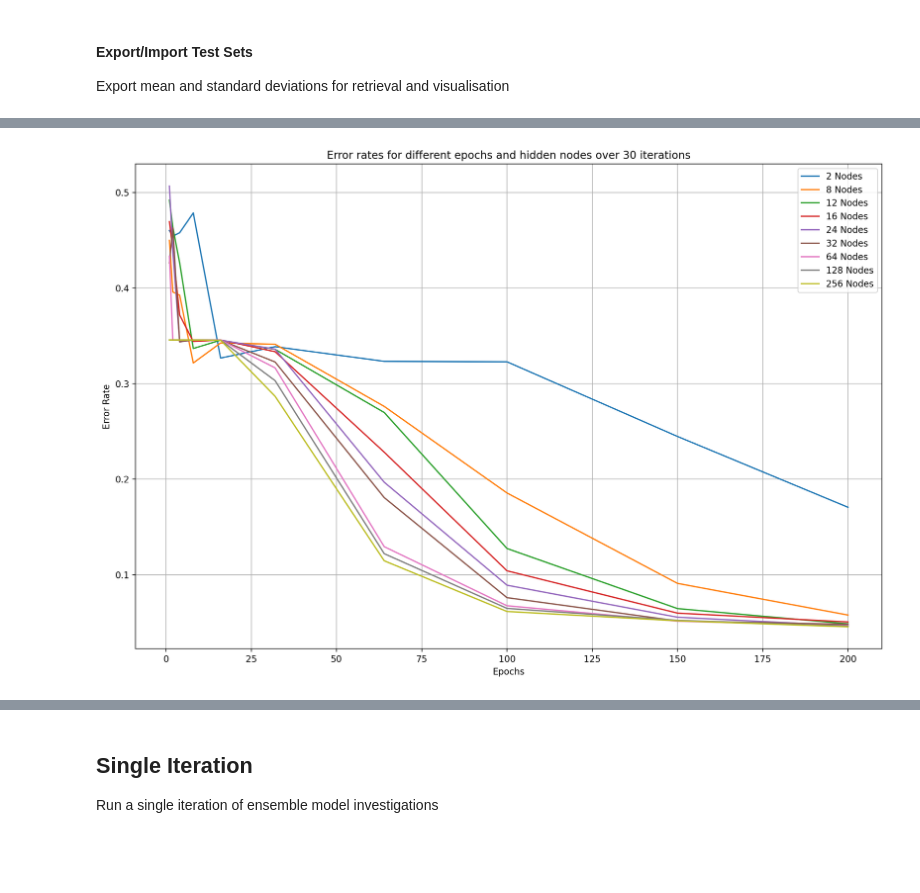
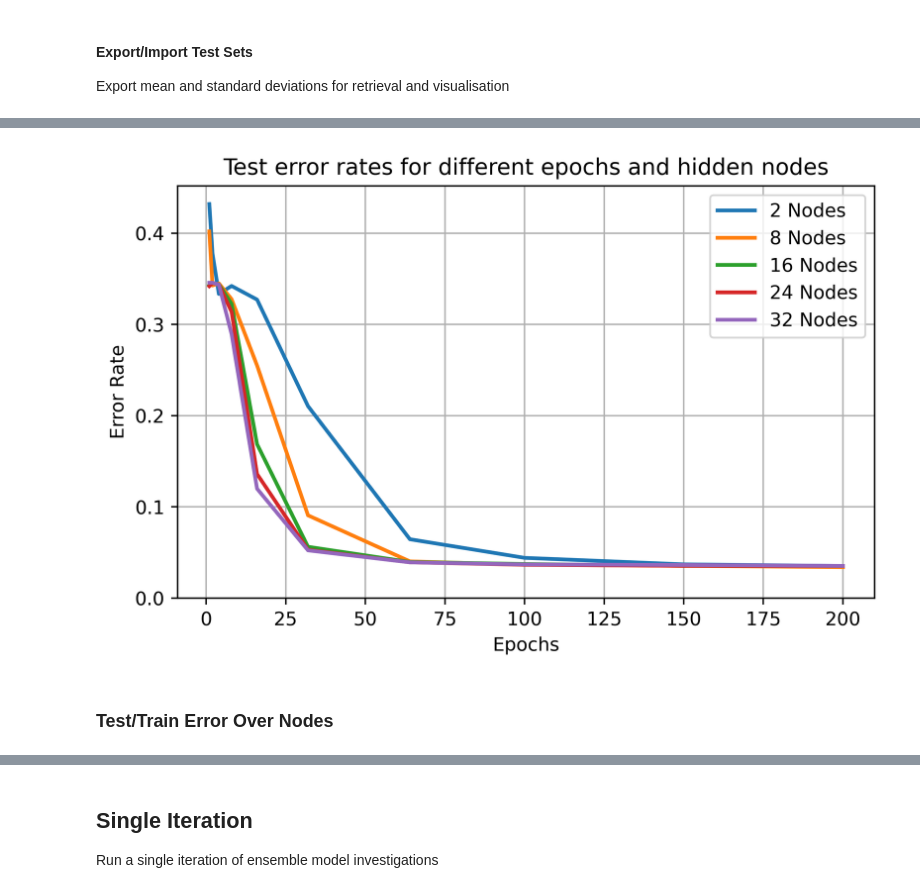
Before and after one commit to Sarsoo/SLP-Training, a Jupyter notebook: nncw.ipynb, the cells around one changed output, grey strips where cells are left out. Saved outputs shown, nothing was run; the diff lists cells and outputs as text; code cells hidden in the pictures; blank space fills up the shorter version.

```diff
--- a/nncw.ipynb
+++ b/nncw.ipynb
@@ -175,6 +144,6 @@ epochs = [1, 2, 4, 8, 16, 32, 64, 100]
 # %%
-hidden_nodes = [2, 8, 12, 16, 24, 32, 64, 128]
-epochs = [1, 2, 4, 8, 16, 32, 64, 100]
+hidden_nodes = [2, 8, 16, 24, 32]
+epochs = [1, 2, 4, 8, 16, 32, 64, 100, 150, 200]
 
 def evaluate_parameters(hidden_nodes=hidden_nodes,
                         epochs=epochs,
@@ -354,10 +346,10 @@ for i in range(multi_iterations):
                                                   dtest=data_test,
                                                   ltrain=labels_train,
                                                   ltest=labels_test,
-                                                  optimizer=lambda: tf.keras.optimizers.SGD(learning_rate=0.5, momentum=0.1),
+                                                  optimizer=lambda: tf.keras.optimizers.SGD(learning_rate=1.5, momentum=0.5),
                                                   return_model=False,
                                                   print_params=False,
-                                                  batch_size=128)))
+                                                  batch_size=20)))
 # %% [output]
 Iteration 1/30
 Iteration 2/30
@@ -387,12 +379,26 @@ multi_param_epochs = sorted(list({i["epochs"] for i in multi_param_results[0]}))
 multi_param_nodes = sorted(list({i["nodes"] for i in multi_param_results[0]}))
 multi_param_iter = len(multi_param_results)
 
-accuracy_tensor = np.zeros((multi_param_iter, len(multi_param_nodes), len(multi_param_epochs)))
+accuracy_tensor = np.zeros((multi_param_iter, 2, len(multi_param_nodes), len(multi_param_epochs)))
 for iter_idx, iteration in enumerate(multi_param_results):
     for single_test in iteration:
         accuracy_tensor[iter_idx,
+                        0,
                         multi_param_nodes.index(single_test['nodes']),
                         multi_param_epochs.index(single_test['epochs'])] = single_test["results"][1]
 
-mean_accuracy = np.mean(accuracy_tensor, axis=0)
-std_accuracy = np.std(accuracy_tensor, axis=0)
+        accuracy_tensor[iter_idx,
+                        1,
+                        multi_param_nodes.index(single_test['nodes']),
+                        multi_param_epochs.index(single_test['epochs'])] = single_test["history"]["accuracy"][-1]
+
+mean_param_accuracy = np.mean(accuracy_tensor, axis=0)
+std_param_accuracy = np.std(accuracy_tensor, axis=0)
+
+print(f'{multi_param_iter} Tests')
+print(f'Nodes: {multi_param_nodes}')
+print(f'Epochs: {multi_param_epochs}')
+print()
+print(f'Loss: {multi_param_results[0][0]["loss"]}')
+print(f'LR: {multi_param_results[0][0]["optimizer"]["learning_rate"]}')
+print(f'Momentum: {multi_param_results[0][0]["optimizer"]["momentum"]}')
@@ -437,16 +466,23 @@ plt.show()
 # %%
-fig = plt.figure(figsize=(15, 10))
+# fig = plt.figure(figsize=(7, 5))
+fig = plt.figure()
 fig.set_dpi(fig_dpi)
 
-for idx, layer in enumerate(mean_accuracy):
-#     plt.errorbar(epochs, 1- layer, yerr=std_accuracy[idx], label=f'{hidden_nodes[idx]} Nodes')
-    plt.plot(multi_param_epochs, 1 - layer, label=f'{multi_param_nodes[idx]} Nodes')
+for idx, layer in enumerate(mean_param_accuracy[0, :, :]):
+#     plt.errorbar(epochs, 1- layer, yerr=std_param_accuracy[idx], label=f'{hidden_nodes[idx]} Nodes')
+    plt.plot(multi_param_epochs, 1 - layer, '-', label=f'{multi_param_nodes[idx]} Nodes', lw=2)
 
 plt.legend()
 plt.grid()
-plt.title(f"Error rates for different epochs and hidden nodes over {multi_param_iter} iterations")
+plt.title(f"Test error rates for different epochs and hidden nodes")
 plt.xlabel("Epochs")
 plt.ylabel("Error Rate")
+plt.ylim(0)
+
+plt.tight_layout()
+plt.savefig(f'graphs/{exp1_testname}-error-rate-curves.png')
 plt.show()
 # %% [output]
-[figure, old version]
+[figure, new version]
+# %% [markdown]
+### Test/Train Error Over Nodes
```
Also changed, not shown: parts of 32 cells of this notebook, 16 other files.
